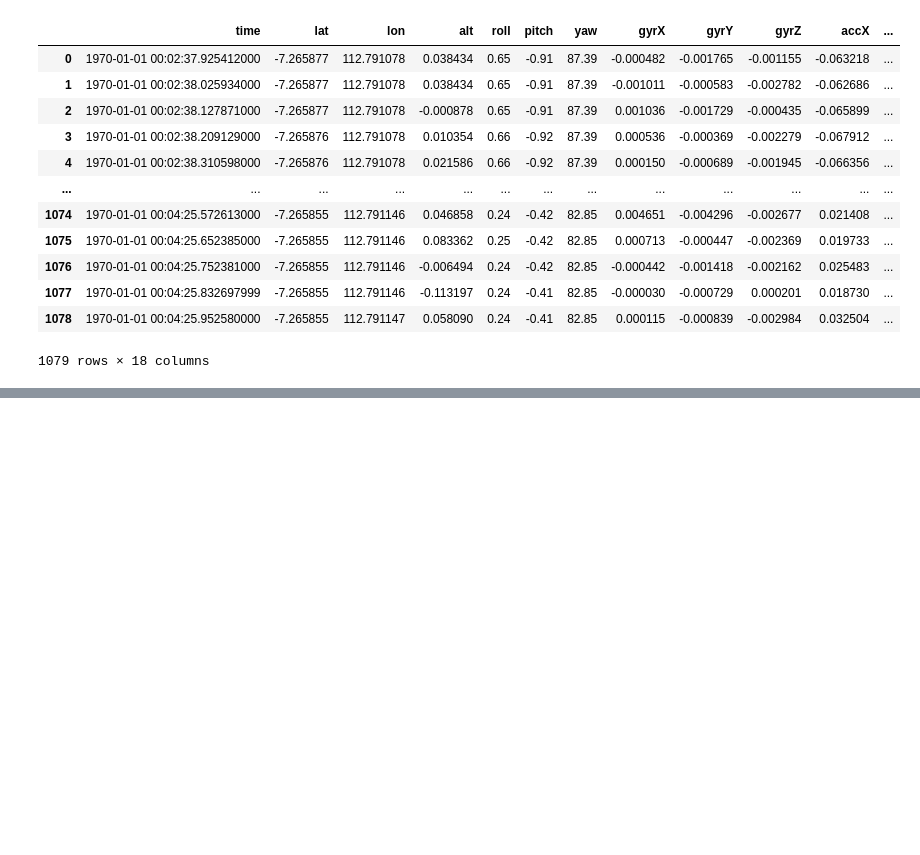
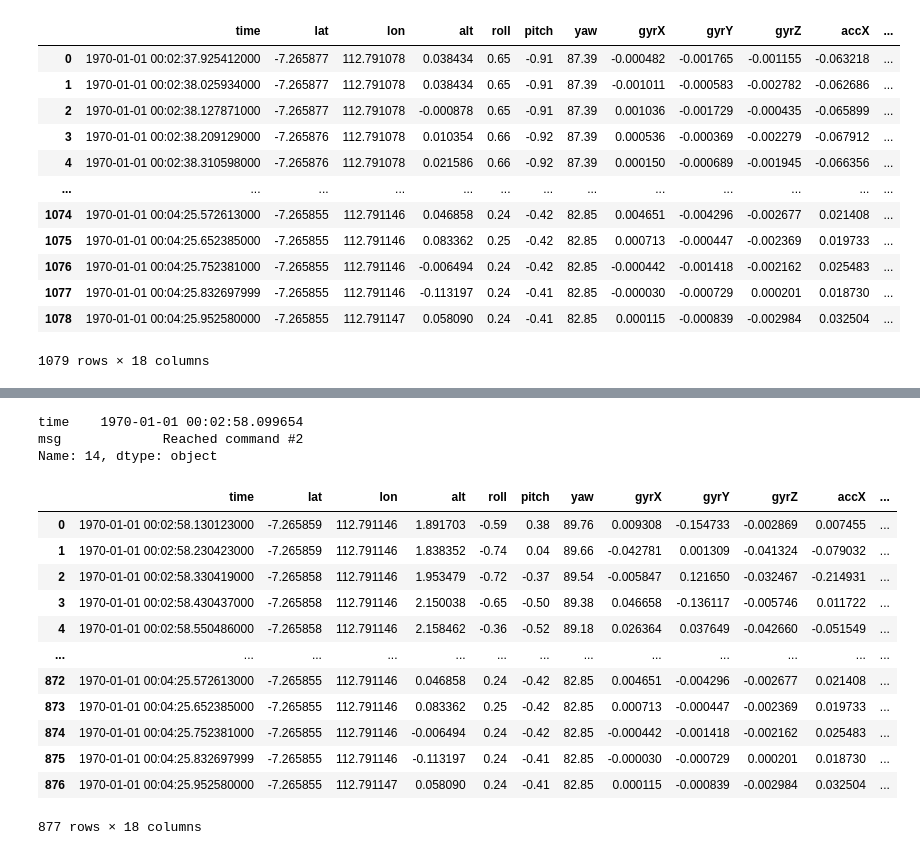
Before and after one commit to MiftahulSN/pixhawk-log-parsing, a Jupyter notebook: logger.ipynb, the cells around one changed output, grey strips where cells are left out. Cells and saved outputs as stored; diff of their text form; code cells hidden in the pictures; blank space fills up the shorter version.

```diff
--- a/logger.ipynb
+++ b/logger.ipynb
@@ -267,0 +352,23 @@ log.get_merged_data()
+# %%
+df_wp.loc[14]
+# %% [output]
+time    1970-01-01 00:02:58.099654
+msg             Reached command #2
+Name: 14, dtype: object
+# %%
+df_filter = logs.filter_lemni()
+df_filter
+# %% [output]
+|  | time | lat | lon | alt | roll | pitch | yaw | gyrX | gyrY | gyrZ | accX | ... |
+| 0 | 1970-01-01 00:02:58.130123000 | -7.265859 | 112.791146 | 1.891703 | -0.59 | 0.38 | 89.76 | 0.009308 | -0.154733 | -0.002869 | 0.007455 | ... |
+| 1 | 1970-01-01 00:02:58.230423000 | -7.265859 | 112.791146 | 1.838352 | -0.74 | 0.04 | 89.66 | -0.042781 | 0.001309 | -0.041324 | -0.079032 | ... |
+| 2 | 1970-01-01 00:02:58.330419000 | -7.265858 | 112.791146 | 1.953479 | -0.72 | -0.37 | 89.54 | -0.005847 | 0.121650 | -0.032467 | -0.214931 | ... |
+| 3 | 1970-01-01 00:02:58.430437000 | -7.265858 | 112.791146 | 2.150038 | -0.65 | -0.50 | 89.38 | 0.046658 | -0.136117 | -0.005746 | 0.011722 | ... |
+| 4 | 1970-01-01 00:02:58.550486000 | -7.265858 | 112.791146 | 2.158462 | -0.36 | -0.52 | 89.18 | 0.026364 | 0.037649 | -0.042660 | -0.051549 | ... |
+| ... | ... | ... | ... | ... | ... | ... | ... | ... | ... | ... | ... | ... |
+| 872 | 1970-01-01 00:04:25.572613000 | -7.265855 | 112.791146 | 0.046858 | 0.24 | -0.42 | 82.85 | 0.004651 | -0.004296 | -0.002677 | 0.021408 | ... |
+| 873 | 1970-01-01 00:04:25.652385000 | -7.265855 | 112.791146 | 0.083362 | 0.25 | -0.42 | 82.85 | 0.000713 | -0.000447 | -0.002369 | 0.019733 | ... |
+| 874 | 1970-01-01 00:04:25.752381000 | -7.265855 | 112.791146 | -0.006494 | 0.24 | -0.42 | 82.85 | -0.000442 | -0.001418 | -0.002162 | 0.025483 | ... |
+| 875 | 1970-01-01 00:04:25.832697999 | -7.265855 | 112.791146 | -0.113197 | 0.24 | -0.41 | 82.85 | -0.000030 | -0.000729 | 0.000201 | 0.018730 | ... |
+| 876 | 1970-01-01 00:04:25.952580000 | -7.265855 | 112.791147 | 0.058090 | 0.24 | -0.41 | 82.85 | 0.000115 | -0.000839 | -0.002984 | 0.032504 | ... |
+877 rows × 18 columns
```
Also changed, not shown: parts of 16 cells of this notebook.
